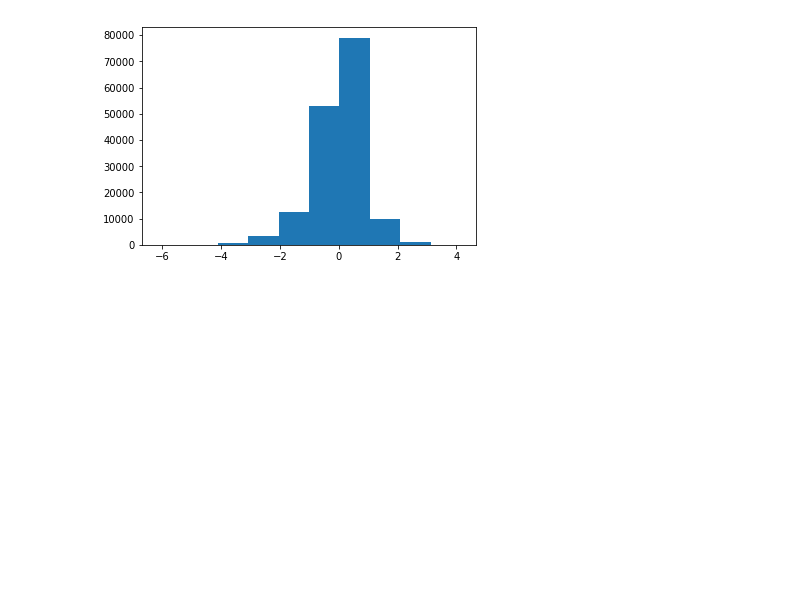
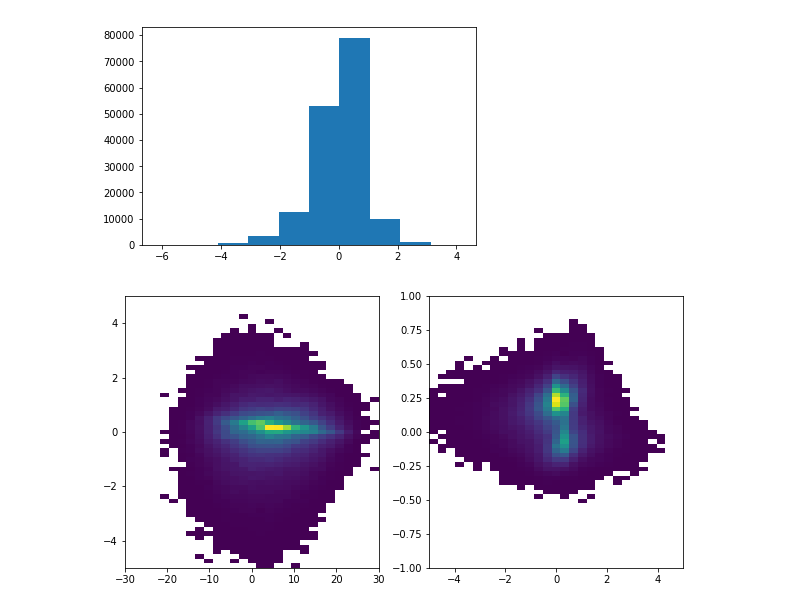
Before and after one commit to djgagne/lorenz_gan, a Jupyter notebook: notebooks/lorenz_gan_eval.ipynb, the cells around one changed output. Drawn from its saved outputs; the diff is of its cells as text; code cells hidden in the pictures; blank space fills up the shorter version.

```diff
--- a/notebooks/lorenz_gan_eval.ipynb
+++ b/notebooks/lorenz_gan_eval.ipynb
@@ -438,3 +438,11 @@ plt.hist(combined_data["X_t"] - combined_data["X_t-2"])
          4.15832233]),
  <a list of 10 Patch objects>)
 [figure]
+# %%
+fig, axes = plt.subplots(1, 2, figsize=(10, 5))
+_ = axes[0].hist2d(combined_data["X_t"], combined_data["X_t"] -combined_data["X_t-2"], bins=[np.linspace(-30, 30, 30),
+                                                                       np.linspace(-5, 5, 60)], cmin=1)
+_ = axes[1].hist2d(combined_data["X_t"] - combined_data["X_t-2"], combined_data[y_cols].mean(axis=1), bins=[np.linspace(-5, 5, 30),
+                                                                       np.linspace(-1, 1, 60)], cmin=1)
+# %% [output]
+[figure, added]
```
Also changed, not shown: 4 other files.
